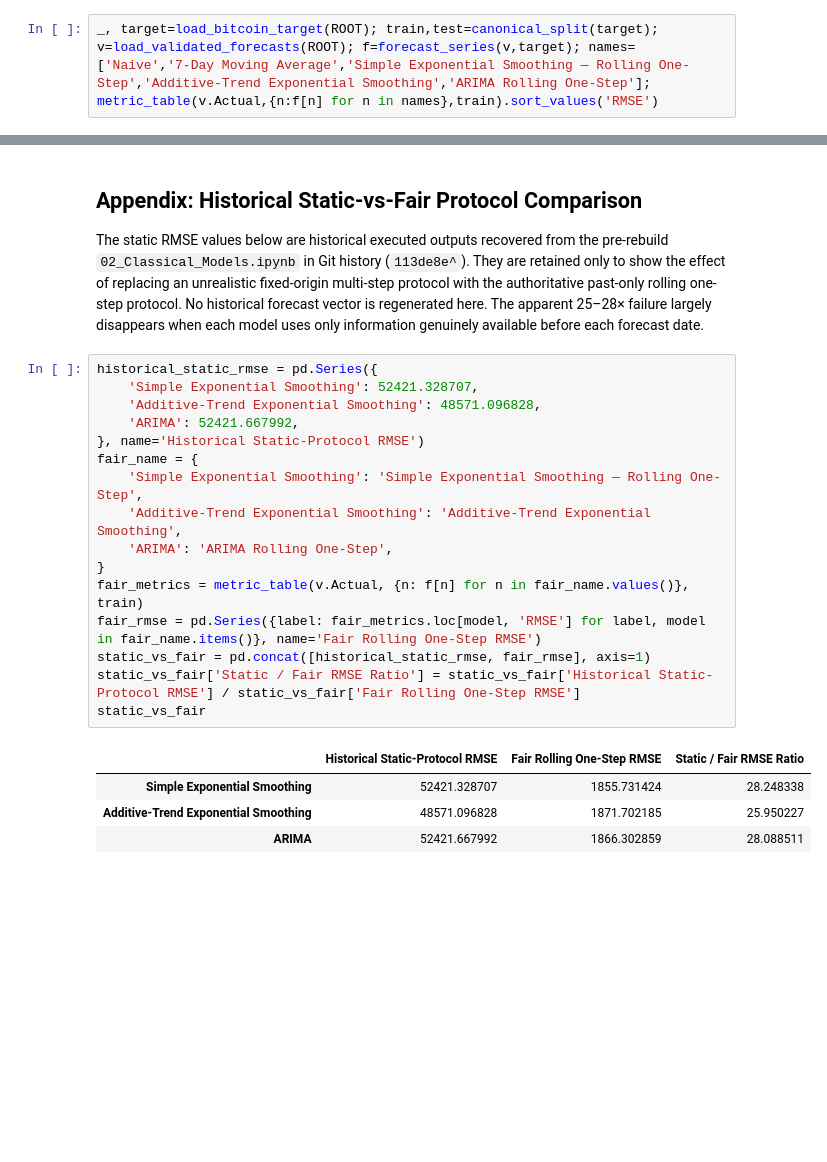
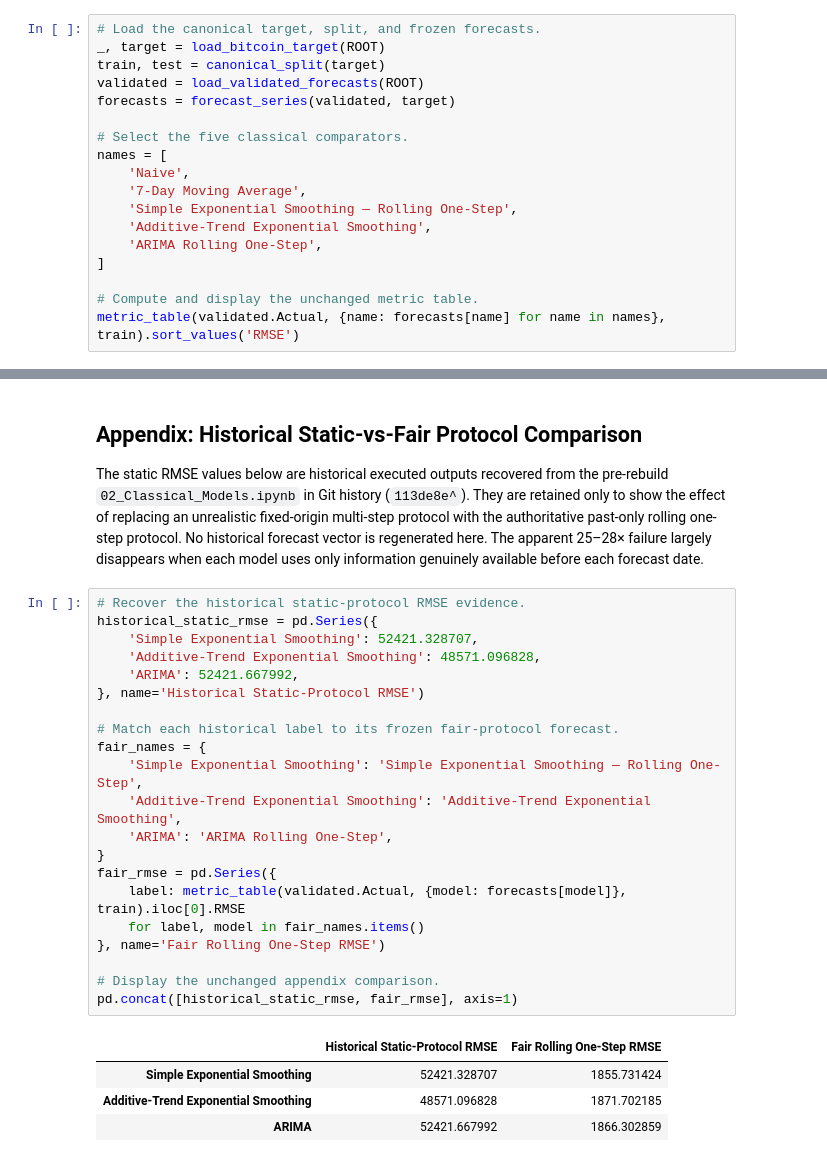
Before and after one commit to mdsoadsolaiman/Time-Series-Foundation-Models, a Jupyter notebook: notebooks/02_Bitcoin_Classical_Baselines.ipynb, the cells around one changed output, grey strips where cells are left out. Cells and saved outputs as stored; diff of their text form; blank space fills up the shorter version.

```diff
--- a/notebooks/02_Bitcoin_Classical_Baselines.ipynb
+++ b/notebooks/02_Bitcoin_Classical_Baselines.ipynb
@@ -29,7 +29,23 @@ from src.bitcoin_pipeline import *
 RUN_GENERATION = False
 PROMOTE_TO_AUTHORITATIVE = False
 # %%
-_, target=load_bitcoin_target(ROOT); train,test=canonical_split(target); v=load_validated_forecasts(ROOT); f=forecast_series(v,target); names=['Naive','7-Day Moving Average','Simple Exponential Smoothing — Rolling One-Step','Additive-Trend Exponential Smoothing','ARIMA Rolling One-Step']; metric_table(v.Actual,{n:f[n] for n in names},train).sort_values('RMSE')
+# Load the canonical target, split, and frozen forecasts.
+_, target = load_bitcoin_target(ROOT)
+train, test = canonical_split(target)
+validated = load_validated_forecasts(ROOT)
+forecasts = forecast_series(validated, target)
+
+# Select the five classical comparators.
+names = [
+    'Naive',
+    '7-Day Moving Average',
+    'Simple Exponential Smoothing — Rolling One-Step',
+    'Additive-Trend Exponential Smoothing',
+    'ARIMA Rolling One-Step',
+]
+
+# Compute and display the unchanged metric table.
+metric_table(validated.Actual, {name: forecasts[name] for name in names}, train).sort_values('RMSE')
 # %% [output]
 |  | MAE | RMSE | MAPE | sMAPE | MASE | N | Relative MAE vs Naive |
 | Model |  |  |  |  |  |  |  |
@@ -48,23 +81,28 @@ SES and additive-trend smoothing refit daily on 128 prior prices. ARIMA starts w
 ## Appendix: Historical Static-vs-Fair Protocol Comparison
 The static RMSE values below are historical executed outputs recovered from the pre-rebuild `02_Classical_Models.ipynb` in Git history (`113de8e^`). They are retained only to show the effect of replacing an unrealistic fixed-origin multi-step protocol with the authoritative past-only rolling one-step protocol. No historical forecast vector is regenerated here. The apparent 25–28× failure largely disappears when each model uses only information genuinely available before each forecast date.
 # %%
+# Recover the historical static-protocol RMSE evidence.
 historical_static_rmse = pd.Series({
     'Simple Exponential Smoothing': 52421.328707,
     'Additive-Trend Exponential Smoothing': 48571.096828,
     'ARIMA': 52421.667992,
 }, name='Historical Static-Protocol RMSE')
-fair_name = {
+
+# Match each historical label to its frozen fair-protocol forecast.
+fair_names = {
     'Simple Exponential Smoothing': 'Simple Exponential Smoothing — Rolling One-Step',
     'Additive-Trend Exponential Smoothing': 'Additive-Trend Exponential Smoothing',
     'ARIMA': 'ARIMA Rolling One-Step',
 }
-fair_metrics = metric_table(v.Actual, {n: f[n] for n in fair_name.values()}, train)
-fair_rmse = pd.Series({label: fair_metrics.loc[model, 'RMSE'] for label, model in fair_name.items()}, name='Fair Rolling One-Step RMSE')
-static_vs_fair = pd.concat([historical_static_rmse, fair_rmse], axis=1)
-static_vs_fair['Static / Fair RMSE Ratio'] = static_vs_fair['Historical Static-Protocol RMSE'] / static_vs_fair['Fair Rolling One-Step RMSE']
-static_vs_fair
+fair_rmse = pd.Series({
+    label: metric_table(validated.Actual, {model: forecasts[model]}, train).iloc[0].RMSE
+    for label, model in fair_names.items()
+}, name='Fair Rolling One-Step RMSE')
+
+# Display the unchanged appendix comparison.
+pd.concat([historical_static_rmse, fair_rmse], axis=1)
 # %% [output]
-|  | Historical Static-Protocol RMSE | Fair Rolling One-Step RMSE | Static / Fair RMSE Ratio |
-| Simple Exponential Smoothing | 52421.328707 | 1855.731424 | 28.248338 |
-| Additive-Trend Exponential Smoothing | 48571.096828 | 1871.702185 | 25.950227 |
-| ARIMA | 52421.667992 | 1866.302859 | 28.088511 |
+|  | Historical Static-Protocol RMSE | Fair Rolling One-Step RMSE |
+| Simple Exponential Smoothing | 52421.328707 | 1855.731424 |
+| Additive-Trend Exponential Smoothing | 48571.096828 | 1871.702185 |
+| ARIMA | 52421.667992 | 1866.302859 |
```
Also changed, not shown: parts of 3 cells of this notebook, 5 other files.
